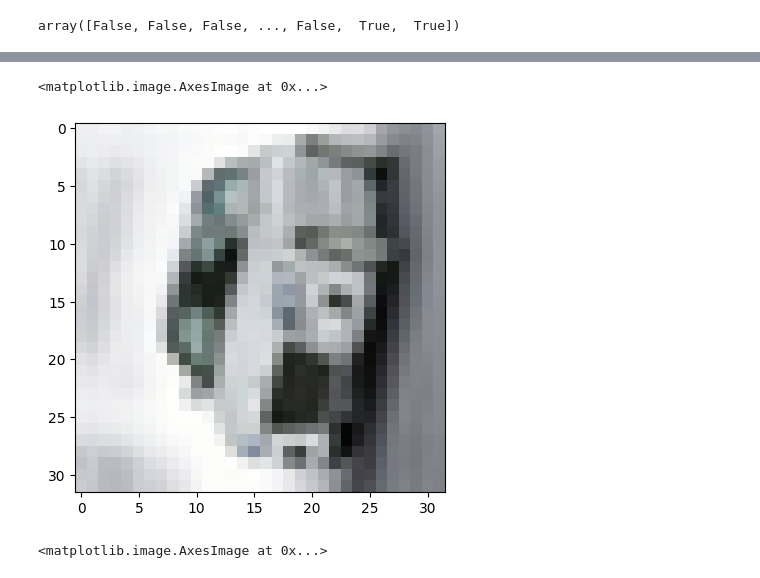
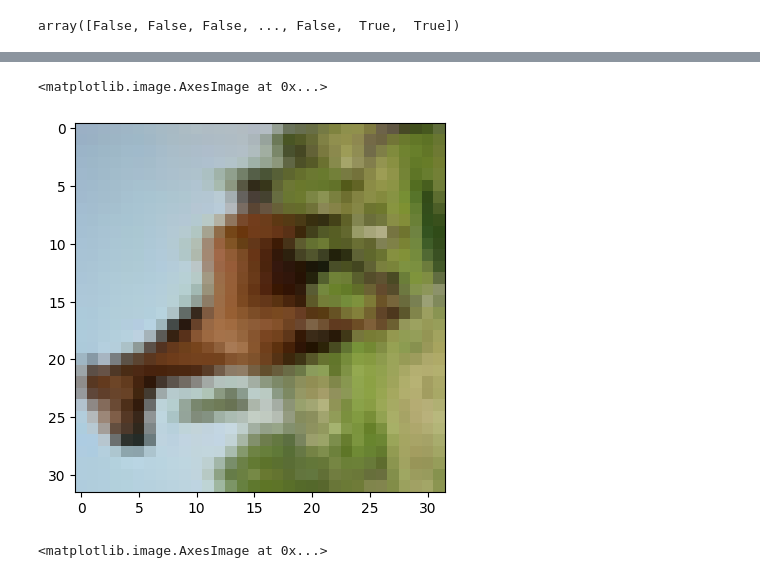
Before and after one commit to Bronomor/HashMaster, a Jupyter notebook: 1.LSH/LSH.ipynb, the cells around one changed output, grey strips where cells are left out. Drawn from its saved outputs; the diff is of its cells as text; code cells hidden in the pictures.

```diff
--- a/1.LSH/LSH.ipynb
+++ b/1.LSH/LSH.ipynb
@@ -578,9 +619,9 @@ array([False, False, False, ..., False,  True,  True])
 # %%
 fig = plt.figure()
-plt.imshow(images[7774].T, cmap='gray')
+plt.imshow(images[256].T, cmap='gray')
 # %% [output]
 <matplotlib.image.AxesImage at 0x...>
-[figure, old version]
+[figure, new version]
 # %%
 fig = plt.figure()
 plt.imshow(img_hash.T, cmap='gray')
```
Also changed, not shown: parts of 14 cells of this notebook, 15 other files.
